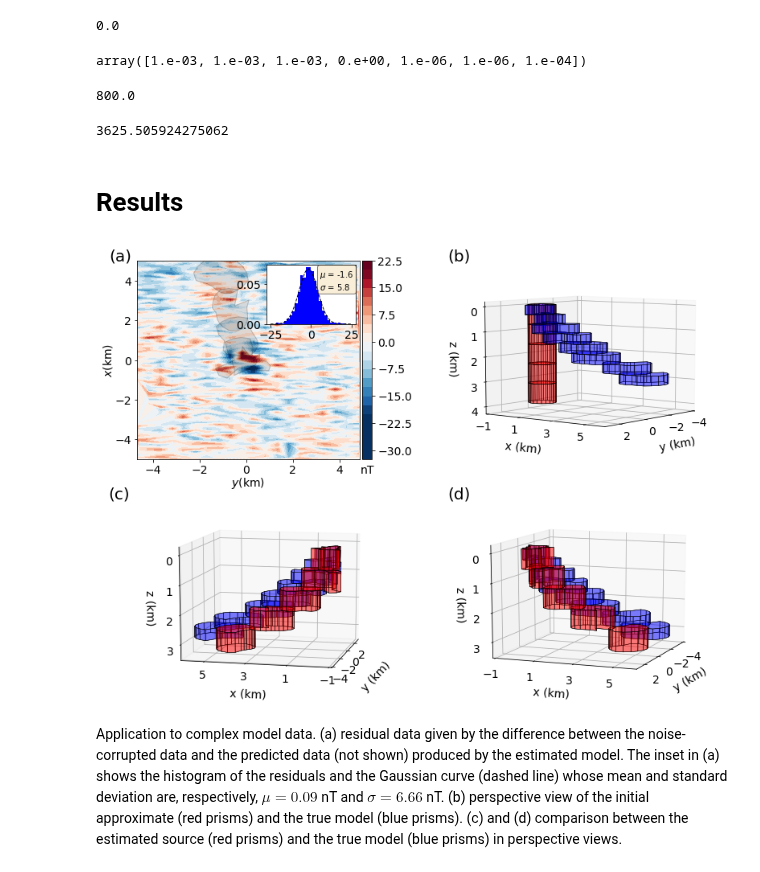
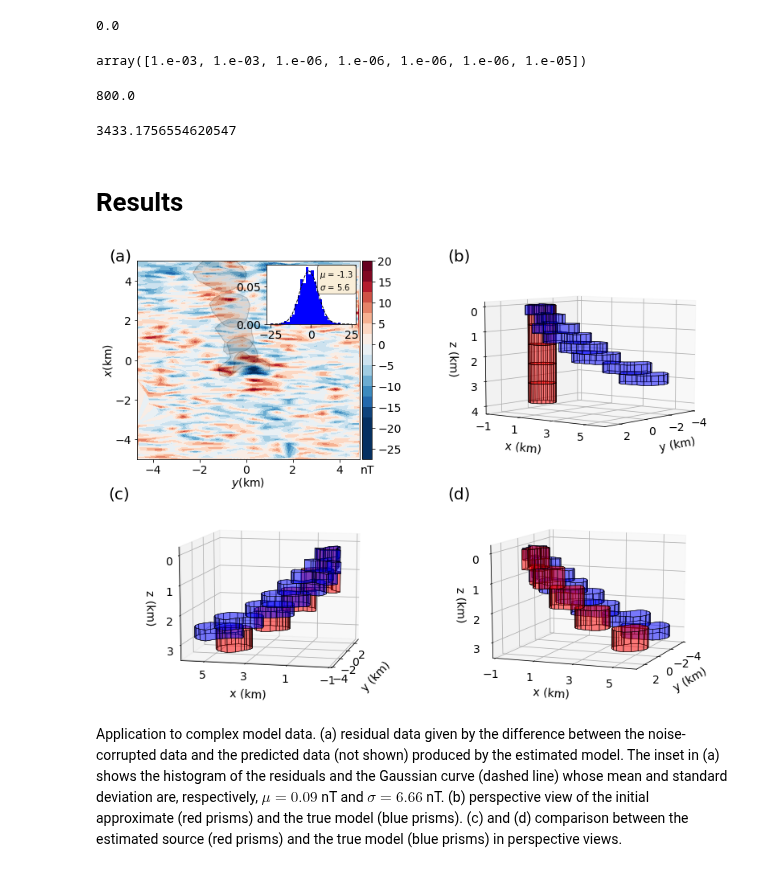
Before and after one commit to pinga-lab/magnetic-radial-inversion, a Jupyter notebook: code/inclined/plot_solutions.ipynb, the cells around one changed output. Drawn from its saved outputs; the diff is of its cells as text; code cells hidden in the pictures.

Commit message:
outcroping source results

```diff
--- a/code/inclined/plot_solutions.ipynb
+++ b/code/inclined/plot_solutions.ipynb
@@ -22,7 +22,7 @@ sys.path.insert(0, '../../code')
 import mag_polyprism_functions as mfun
 # %%
 # importing the pickle file of results
-result_path = 'l2-tfa-inversion/multiple-outcrop-333664/'
+result_path = 'l2-tfa-inversion/multiple-outcrop-3366664/'
 
 with open(result_path+'inversion.pickle') as w:
         inversion = pickle.load(w)
@@ -37,30 +37,30 @@ model['z0']
 # %%
 inversion['regularization']
 # %% [output]
-array([1.e-03, 1.e-03, 1.e-03, 0.e+00, 1.e-06, 1.e-06, 1.e-04])
+array([1.e-03, 1.e-03, 1.e-06, 1.e-06, 1.e-06, 1.e-06, 1.e-05])
 # %%
 inversion['initial_dz']
 # %% [output]
 800.0
 # %%
 # directory to save the figures and filename
-#filename = '../../manuscript/figures/inclined-l2-solution.png'
-filename = ''
+filename = '../../manuscript/figures/inclined-l2-solution.png'
+#filename = ''
 # %%
 inversion['results'][8][0][-1]*5
 # %% [output]
-3625.505924275062
+3433.1756554620547
 # %% [markdown]
 # Results
 # %%
 mfun.plot_solution(inversion['x'], inversion['y'],
-                            inversion['z'], inversion['results'][1][3],
-                            inversion['results'][1][2][-1],
-                            inversion['results'][1][2][0],
+                            inversion['z'], inversion['results'][8][3],
+                            inversion['results'][8][2][-1],
+                            inversion['results'][8][2][0],
                                (13,10), 200,(0.6, 0.95),
                             [7, 38, 12, -167, 12, 21], [-1,6,-4,3],
                             model['prisms'],filename)
 # %% [output]
-[figure, old version]
+[figure, new version]
 # %% [markdown]
 Application to complex model data. (a) residual data given by the difference between the noise-corrupted data and the predicted data (not shown) produced by the estimated model. The inset in (a) shows the histogram of the residuals and the Gaussian curve (dashed line) whose mean and standard deviation are, respectively, $\mu = 0.09$ nT and $\sigma=6.66$ nT. (b) perspective view of the initial approximate (red prisms) and the true model (blue prisms). (c) and (d) comparison between the estimated source (red prisms) and the true model (blue prisms) in perspective views.
```
Also changed, not shown: 8 other files.
